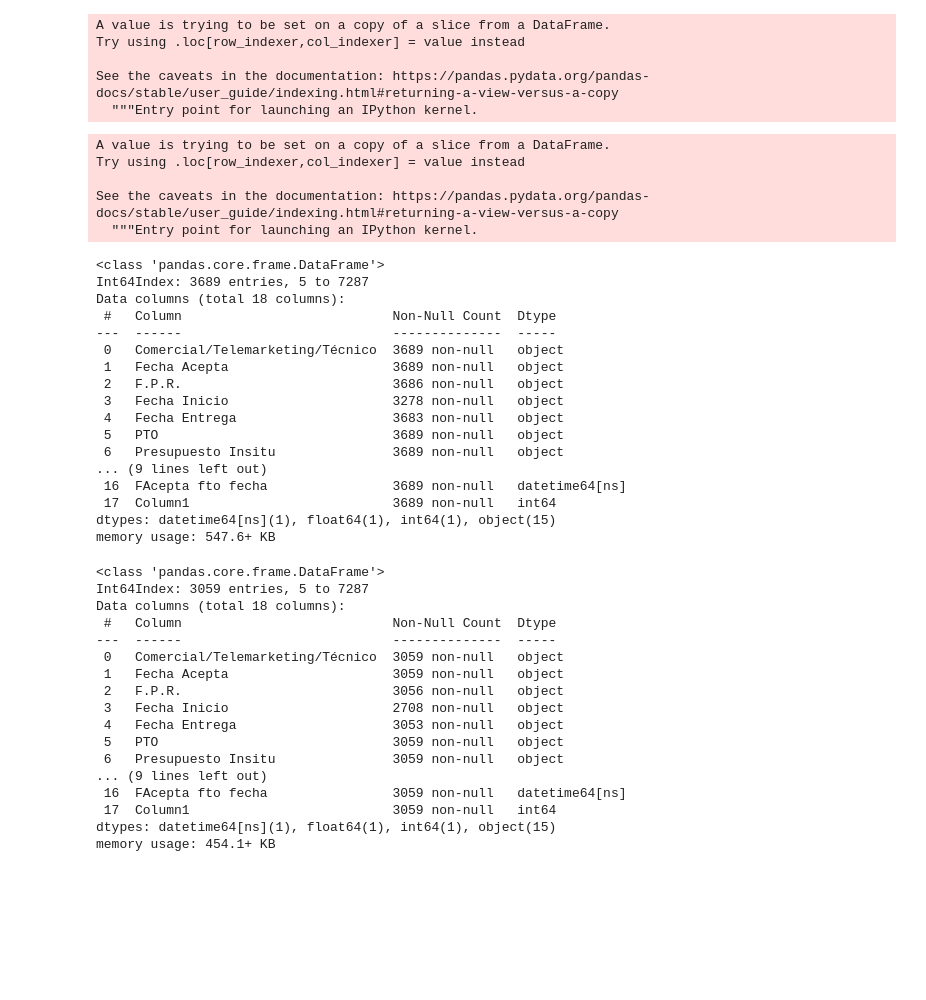
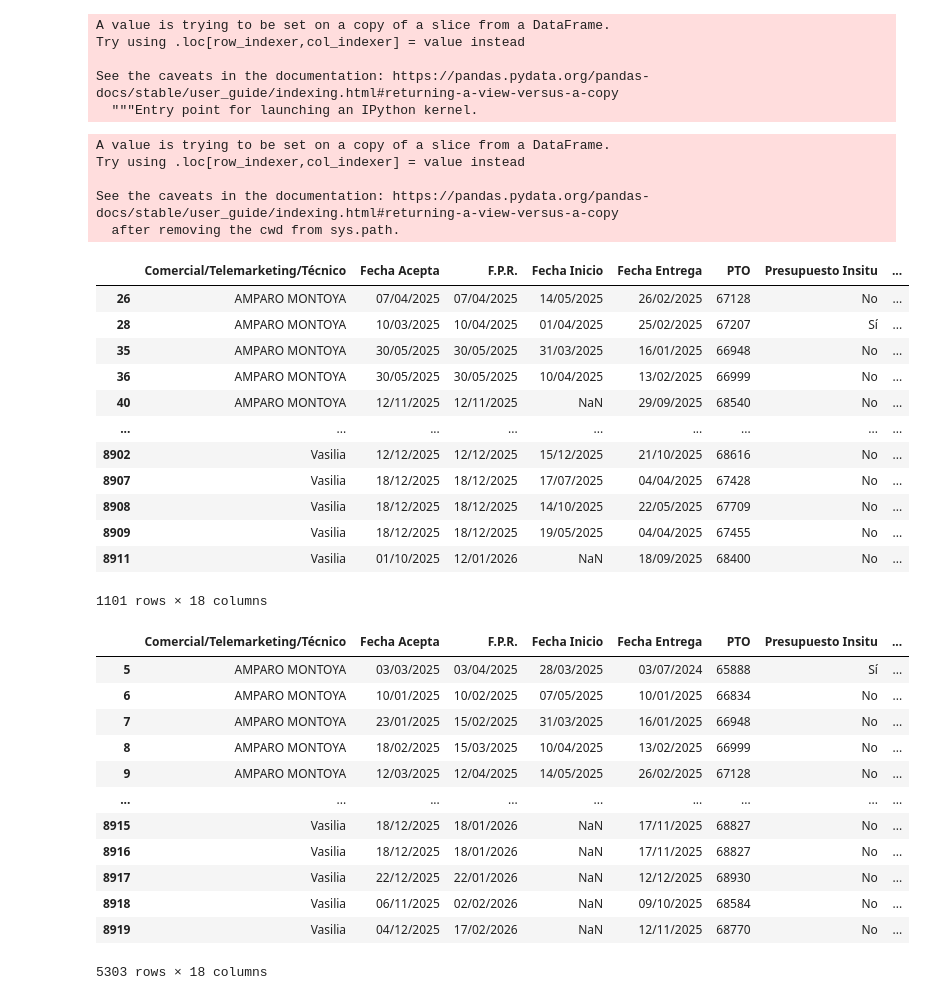
Before and after one commit to Ivansantamariaknx/portfolio, a Jupyter notebook: PowerBI/Ventascomerciales.ipynb, the cells around one changed output. Saved outputs shown, nothing was run; the diff lists cells and outputs as text; code cells hidden in the pictures; blank space fills up the shorter version.

```diff
--- a/PowerBI/Ventascomerciales.ipynb
+++ b/PowerBI/Ventascomerciales.ipynb
@@ -213,28 +249,31 @@ See the caveats in the documentation: https://pandas.pydata.org/pandas-docs/stab
 # %%
-ventas_totales25["FAcepta fto fecha"]=pd.to_datetime(ventas_totales['Fecha Acepta'],errors="coerce")
+ventas_totales25["FAcepta fto fecha"]=pd.to_datetime(
+    ventas_totales25["Fecha Acepta"].astype(str).str.strip(),
+    format="%d/%m/%Y",  # <-- Día / Mes / Año
+    errors="coerce"
+)
 # %% [output]
 A value is trying to be set on a copy of a slice from a DataFrame.
 Try using .loc[row_indexer,col_indexer] = value instead
 
 See the caveats in the documentation: https://pandas.pydata.org/pandas-docs/stable/user_guide/indexing.html#returning-a-view-versus-a-copy
-  """Entry point for launching an IPython kernel.
+  after removing the cwd from sys.path.
-# %%
-ventas_totales25.info()
-# %% [output]
-<class 'pandas.core.frame.DataFrame'>
-Int64Index: 3689 entries, 5 to 7287
-Data columns (total 18 columns):
- #   Column                           Non-Null Count  Dtype
----  ------                           --------------  -----
- 0   Comercial/Telemarketing/Técnico  3689 non-null   object
- 1   Fecha Acepta                     3689 non-null   object
- 2   F.P.R.                           3686 non-null   object
- 3   Fecha Inicio                     3278 non-null   object
- 4   Fecha Entrega                    3683 non-null   object
- 5   PTO                              3689 non-null   object
- 6   Presupuesto Insitu               3689 non-null   object
-... (9 lines left out)
- 16  FAcepta fto fecha                3689 non-null   datetime64[ns]
- 17  Column1                          3689 non-null   int64
-dtypes: datetime64[ns](1), float64(1), int64(1), object(15)
-memory usage: 547.6+ KB
+# %%
+mask=ventas_totales25["Servicio"]=="Descuentos"
+# %%
+ventas_totales25_check=ventas_totales25[mask]
+ventas_totales25_check
+# %% [output]
+|  | Comercial/Telemarketing/Técnico | Fecha Acepta | F.P.R. | Fecha Inicio | Fecha Entrega | PTO | Presupuesto Insitu | ... |
+| 26 | AMPARO MONTOYA | 07/04/2025 | 07/04/2025 | 14/05/2025 | 26/02/2025 | 67128 | No | ... |
+| 28 | AMPARO MONTOYA | 10/03/2025 | 10/04/2025 | 01/04/2025 | 25/02/2025 | 67207 | Sí | ... |
+| 35 | AMPARO MONTOYA | 30/05/2025 | 30/05/2025 | 31/03/2025 | 16/01/2025 | 66948 | No | ... |
+| 36 | AMPARO MONTOYA | 30/05/2025 | 30/05/2025 | 10/04/2025 | 13/02/2025 | 66999 | No | ... |
+| 40 | AMPARO MONTOYA | 12/11/2025 | 12/11/2025 | NaN | 29/09/2025 | 68540 | No | ... |
+| ... | ... | ... | ... | ... | ... | ... | ... | ... |
+| 8902 | Vasilia | 12/12/2025 | 12/12/2025 | 15/12/2025 | 21/10/2025 | 68616 | No | ... |
+| 8907 | Vasilia | 18/12/2025 | 18/12/2025 | 17/07/2025 | 04/04/2025 | 67428 | No | ... |
+| 8908 | Vasilia | 18/12/2025 | 18/12/2025 | 14/10/2025 | 22/05/2025 | 67709 | No | ... |
+| 8909 | Vasilia | 18/12/2025 | 18/12/2025 | 19/05/2025 | 04/04/2025 | 67455 | No | ... |
+| 8911 | Vasilia | 01/10/2025 | 12/01/2026 | NaN | 18/09/2025 | 68400 | No | ... |
+1101 rows × 18 columns
@@ -243,22 +284,18 @@ filtro = ventas_totales25[ventas_totales25["FAcepta fto fecha"] < "2025-09-01"]
 # %%
-filtro.info()
+filtro
 # %% [output]
+|  | Comercial/Telemarketing/Técnico | Fecha Acepta | F.P.R. | Fecha Inicio | Fecha Entrega | PTO | Presupuesto Insitu | ... |
+| 5 | AMPARO MONTOYA | 03/03/2025 | 03/04/2025 | 28/03/2025 | 03/07/2024 | 65888 | Sí | ... |
+| 6 | AMPARO MONTOYA | 10/01/2025 | 10/02/2025 | 07/05/2025 | 10/01/2025 | 66834 | No | ... |
+| 7 | AMPARO MONTOYA | 23/01/2025 | 15/02/2025 | 31/03/2025 | 16/01/2025 | 66948 | No | ... |
+| 8 | AMPARO MONTOYA | 18/02/2025 | 15/03/2025 | 10/04/2025 | 13/02/2025 | 66999 | No | ... |
+| 9 | AMPARO MONTOYA | 12/03/2025 | 12/04/2025 | 14/05/2025 | 26/02/2025 | 67128 | No | ... |
+| ... | ... | ... | ... | ... | ... | ... | ... | ... |
+| 8915 | Vasilia | 18/12/2025 | 18/01/2026 | NaN | 17/11/2025 | 68827 | No | ... |
+| 8916 | Vasilia | 18/12/2025 | 18/01/2026 | NaN | 17/11/2025 | 68827 | No | ... |
+| 8917 | Vasilia | 22/12/2025 | 22/01/2026 | NaN | 12/12/2025 | 68930 | No | ... |
+| 8918 | Vasilia | 06/11/2025 | 02/02/2026 | NaN | 09/10/2025 | 68584 | No | ... |
+| 8919 | Vasilia | 04/12/2025 | 17/02/2026 | NaN | 12/11/2025 | 68770 | No | ... |
-<class 'pandas.core.frame.DataFrame'>
-Int64Index: 3059 entries, 5 to 7287
-Data columns (total 18 columns):
- #   Column                           Non-Null Count  Dtype
----  ------                           --------------  -----
- 0   Comercial/Telemarketing/Técnico  3059 non-null   object
- 1   Fecha Acepta                     3059 non-null   object
- 2   F.P.R.                           3056 non-null   object
- 3   Fecha Inicio                     2708 non-null   object
- 4   Fecha Entrega                    3053 non-null   object
- 5   PTO                              3059 non-null   object
- 6   Presupuesto Insitu               3059 non-null   object
-... (9 lines left out)
- 16  FAcepta fto fecha                3059 non-null   datetime64[ns]
- 17  Column1                          3059 non-null   int64
-dtypes: datetime64[ns](1), float64(1), int64(1), object(15)
-memory usage: 454.1+ KB
+5303 rows × 18 columns
 # %%
 filtro.drop("FAcepta fto fecha",axis=1,inplace=True)
```
Also changed, not shown: parts of 24 cells of this notebook, 14 other files.
